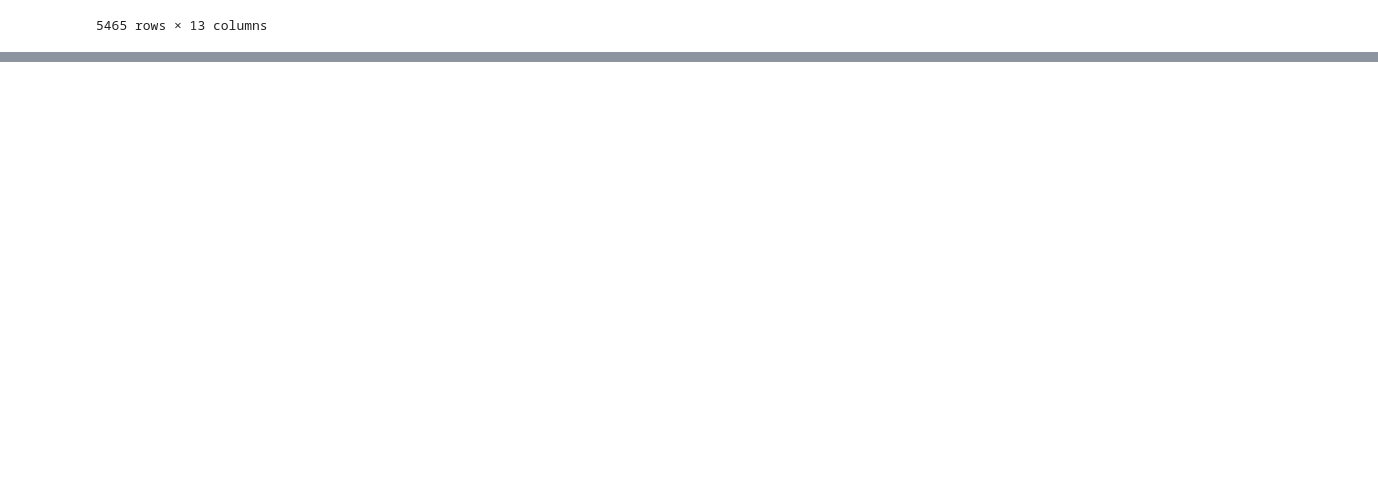
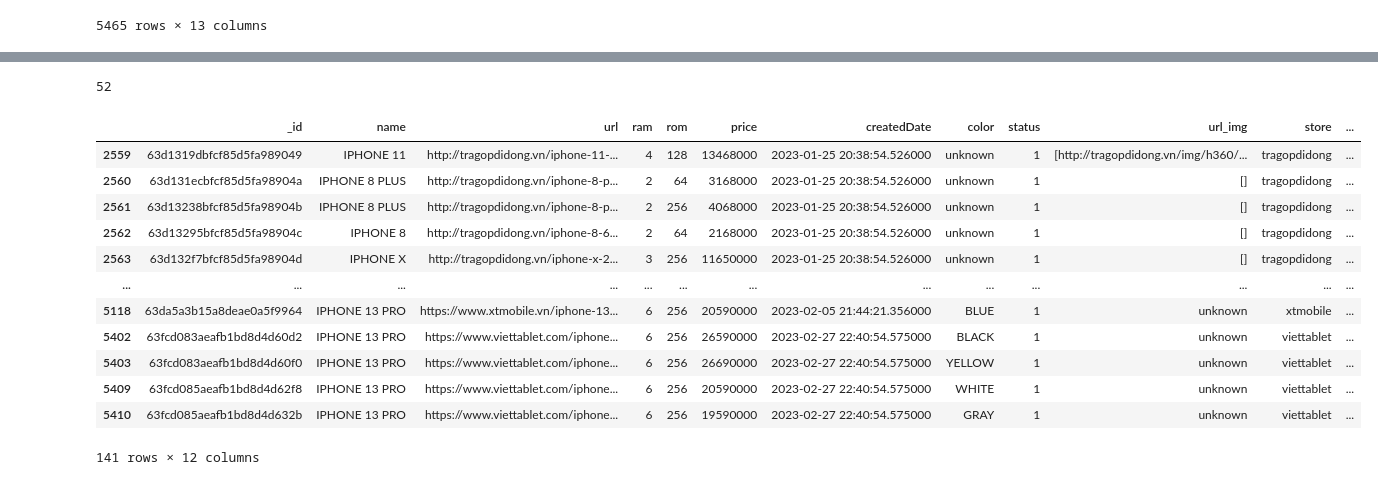
Before and after one commit to Thang-ND/DATN-20221, a Jupyter notebook: datamatching/experiment.ipynb, the cells around one changed output, grey strips where cells are left out. Drawn from its saved outputs; the diff is of its cells as text; code cells hidden in the pictures; blank space fills up the shorter version.

```diff
--- a/datamatching/experiment.ipynb
+++ b/datamatching/experiment.ipynb
@@ -115,0 +126,38 @@ df[df['rom'] == 128]
+# %%
+levenshtein  = strsimpy.NormalizedLevenshtein()
+
+def levenshtein_score(x,y):
+    if (x=='unknown' or y =='unknown'):
+        return 1
+    return 1 - levenshtein.distance(x,y)
+
+def difference_score(x,y):
+    if (x=='unknown' or y =='unknown'):
+        return 1
+    return 1 if x==y else 0
+
+def clust_filter(arr):
+    flag = [False]*len(arr)
+    cluster = []
+    for i in tqdm(range(0,len(arr)-1)):
+        if flag[i]==False:
+            list_id = []
+            list_id.append(arr[i][11])
+            for j in range(i + 1, len(arr)):
+                if flag[j]==False:
+                    name = difference_score(arr[i][1],arr[j][1])
+                    ram = difference_score(arr[i][3],arr[j][3])
+                    rom = difference_score(arr[i][4],arr[j][4])
+                    color = levenshtein_score(arr[i][7],arr[j][7])
+                    #status = difference_score(arr[i][7], arr[j][7])
+                    score = 0.6 * name + 0.1 * ram + 0.2 * rom + 0.1 * color
+                    if score >= 0.95:
+                        flag[j] = True
+                        list_id.append(arr[j][11])
+            list_id = list(set(list_id))
+            arr[i].append(list_id)
+            cluster.append(arr[i])
+
+    return cluster
+# %%
+arr = df.values.tolist()
@@ -115,0 +179,2 @@ df[df['rom'] == 128]
+# %%
+cluster = clust_filter(arr)
@@ -115,0 +185,3 @@ df[df['rom'] == 128]
+# %%
+rand_test = random.choice(cluster)
+list_id = rand_test[12]
@@ -115,0 +208,20 @@ df[df['rom'] == 128]
+# %%
+len(list_id)
+# %% [output]
+52
+# %%
+df[df['id'].isin(list_id)]
+# %% [output]
+|  | _id | name | url | ram | rom | price | createdDate | color | status | url_img | store | ... |
+| 2559 | 63d1319dbfcf85d5fa989049 | IPHONE 11 | http://tragopdidong.vn/iphone-11-... | 4 | 128 | 13468000 | 2023-01-25 20:38:54.526000 | unknown | 1 | [http://tragopdidong.vn/img/h360/... | tragopdidong | ... |
+| 2560 | 63d131ecbfcf85d5fa98904a | IPHONE 8 PLUS | http://tragopdidong.vn/iphone-8-p... | 2 | 64 | 3168000 | 2023-01-25 20:38:54.526000 | unknown | 1 | [] | tragopdidong | ... |
+| 2561 | 63d13238bfcf85d5fa98904b | IPHONE 8 PLUS | http://tragopdidong.vn/iphone-8-p... | 2 | 256 | 4068000 | 2023-01-25 20:38:54.526000 | unknown | 1 | [] | tragopdidong | ... |
+| 2562 | 63d13295bfcf85d5fa98904c | IPHONE 8 | http://tragopdidong.vn/iphone-8-6... | 2 | 64 | 2168000 | 2023-01-25 20:38:54.526000 | unknown | 1 | [] | tragopdidong | ... |
+| 2563 | 63d132f7bfcf85d5fa98904d | IPHONE X | http://tragopdidong.vn/iphone-x-2... | 3 | 256 | 11650000 | 2023-01-25 20:38:54.526000 | unknown | 1 | [] | tragopdidong | ... |
+| ... | ... | ... | ... | ... | ... | ... | ... | ... | ... | ... | ... | ... |
+| 5118 | 63da5a3b15a8deae0a5f9964 | IPHONE 13 PRO | https://www.xtmobile.vn/iphone-13... | 6 | 256 | 20590000 | 2023-02-05 21:44:21.356000 | BLUE | 1 | unknown | xtmobile | ... |
+| 5402 | 63fcd083aeafb1bd8d4d60d2 | IPHONE 13 PRO | https://www.viettablet.com/iphone... | 6 | 256 | 26590000 | 2023-02-27 22:40:54.575000 | BLACK | 1 | unknown | viettablet | ... |
+| 5403 | 63fcd083aeafb1bd8d4d60f0 | IPHONE 13 PRO | https://www.viettablet.com/iphone... | 6 | 256 | 26690000 | 2023-02-27 22:40:54.575000 | YELLOW | 1 | unknown | viettablet | ... |
+| 5409 | 63fcd085aeafb1bd8d4d62f8 | IPHONE 13 PRO | https://www.viettablet.com/iphone... | 6 | 256 | 20590000 | 2023-02-27 22:40:54.575000 | WHITE | 1 | unknown | viettablet | ... |
+| 5410 | 63fcd085aeafb1bd8d4d632b | IPHONE 13 PRO | https://www.viettablet.com/iphone... | 6 | 256 | 19590000 | 2023-02-27 22:40:54.575000 | GRAY | 1 | unknown | viettablet | ... |
+141 rows × 12 columns
```
Also changed, not shown: parts of 10 cells of this notebook, 15 other files.
